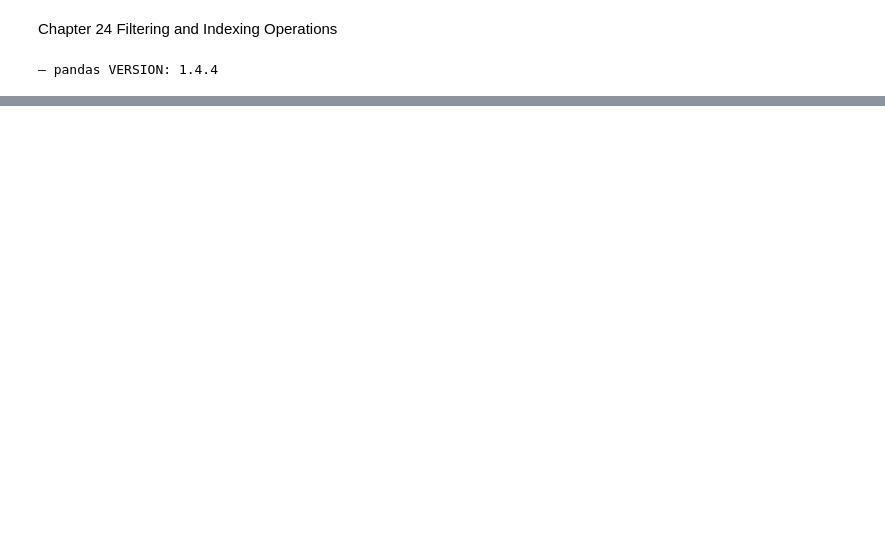
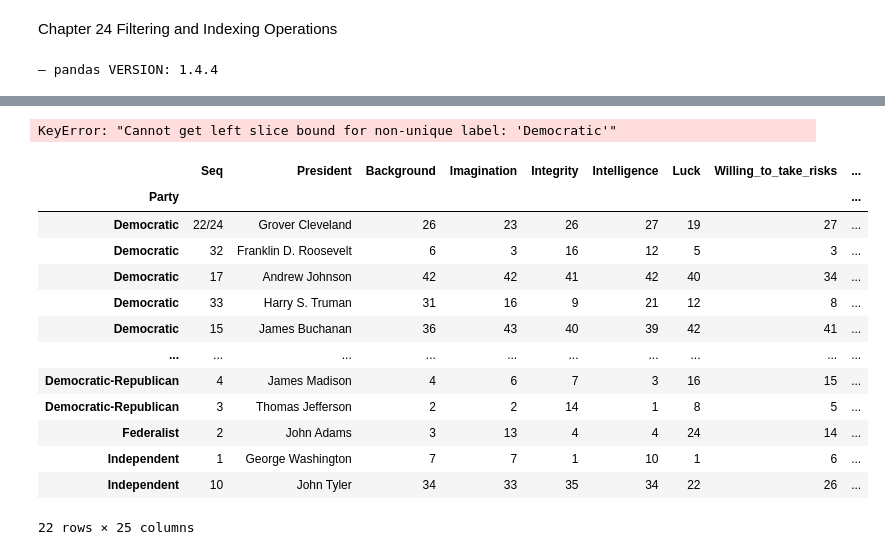
Before and after one commit to sgromme/effectivepandas, a Jupyter notebook: chapter24.ipynb, the cells around one changed output, grey strips where cells are left out. Cells and saved outputs as stored; diff of their text form; code cells hidden in the pictures; blank space fills up the shorter version.

```diff
--- a/chapter24.ipynb
+++ b/chapter24.ipynb
@@ -111,0 +306,30 @@ pres.iloc[1:5]
+# %%
+# slice with string indexes
+# must sort
+# can slice with partial values
+
+(pres
+ .set_index('Party')
+ .loc['Democratic':'Independent'])
+# %% [output]
+KeyError: "Cannot get left slice bound for non-unique label: 'Democratic'"
+# %%
+(pres
+ .set_index('Party')
+ .sort_index()
+ .loc['Democratic':'Independent'])
+# %% [output]
+|  | Seq | President | Background | Imagination | Integrity | Intelligence | Luck | Willing_to_take_risks | ... |
+| Party |  |  |  |  |  |  |  |  | ... |
+| Democratic | 22/24 | Grover Cleveland | 26 | 23 | 26 | 27 | 19 | 27 | ... |
+| Democratic | 32 | Franklin D. Roosevelt | 6 | 3 | 16 | 12 | 5 | 3 | ... |
+| Democratic | 17 | Andrew Johnson | 42 | 42 | 41 | 42 | 40 | 34 | ... |
+| Democratic | 33 | Harry S. Truman | 31 | 16 | 9 | 21 | 12 | 8 | ... |
+| Democratic | 15 | James Buchanan | 36 | 43 | 40 | 39 | 42 | 41 | ... |
+| ... | ... | ... | ... | ... | ... | ... | ... | ... | ... |
+| Democratic-Republican | 4 | James Madison | 4 | 6 | 7 | 3 | 16 | 15 | ... |
+| Democratic-Republican | 3 | Thomas Jefferson | 2 | 2 | 14 | 1 | 8 | 5 | ... |
+| Federalist | 2 | John Adams | 3 | 13 | 4 | 4 | 24 | 14 | ... |
+| Independent | 1 | George Washington | 7 | 7 | 1 | 10 | 1 | 6 | ... |
+| Independent | 10 | John Tyler | 34 | 33 | 35 | 34 | 22 | 26 | ... |
+22 rows × 25 columns
```
Also changed, not shown: parts of 25 cells of this notebook.
